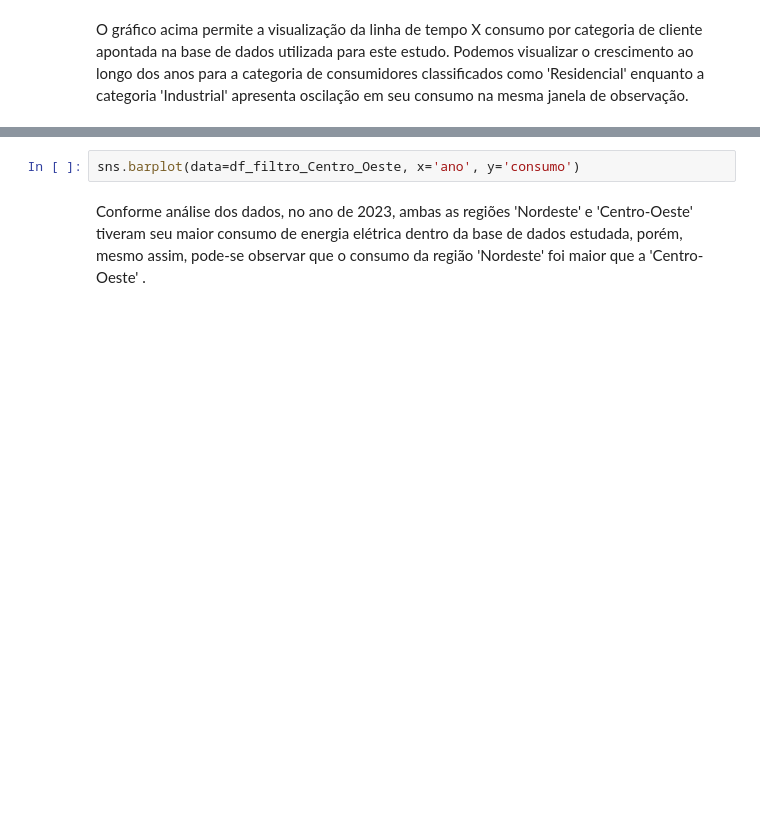
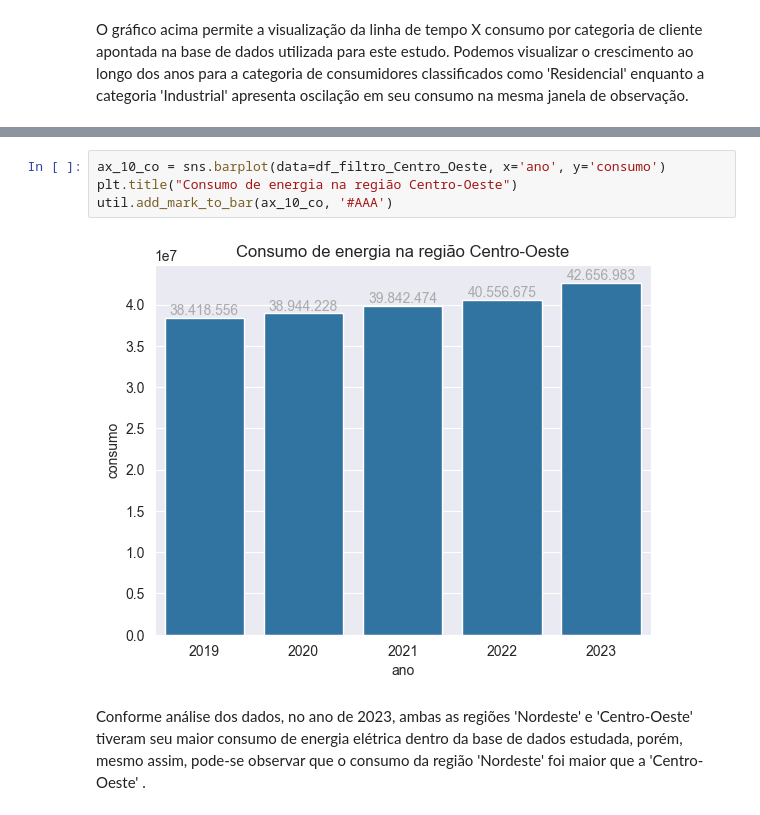
Before and after one commit to davi873/AI_energy_analysis_py, a Jupyter notebook: notebooks/insights.ipynb, the cells around one changed output, grey strips where cells are left out. Drawn from its saved outputs; the diff is of its cells as text; blank space fills up the shorter version.

```diff
--- a/notebooks/insights.ipynb
+++ b/notebooks/insights.ipynb
@@ -155,5 +247,9 @@ df_filtro_Centro_Oeste.head()
 # %%
-sns.barplot(data=df_filtro_Centro_Oeste, x='ano', y='consumo')
+ax_10_co = sns.barplot(data=df_filtro_Centro_Oeste, x='ano', y='consumo')
+plt.title("Consumo de energia na região Centro-Oeste")
+util.add_mark_to_bar(ax_10_co, '#AAA')
+# %% [output]
+[figure, added]
 # %% [markdown]
 Conforme análise dos dados, no ano de 2023, ambas as regiões 'Nordeste' e 'Centro-Oeste' tiveram seu maior consumo de energia elétrica dentro da base de dados estudada, porém, mesmo assim, pode-se observar que o consumo da região 'Nordeste' foi maior que a 'Centro-Oeste' .
 # %% [markdown]
```
Also changed, not shown: parts of 28 cells of this notebook.
